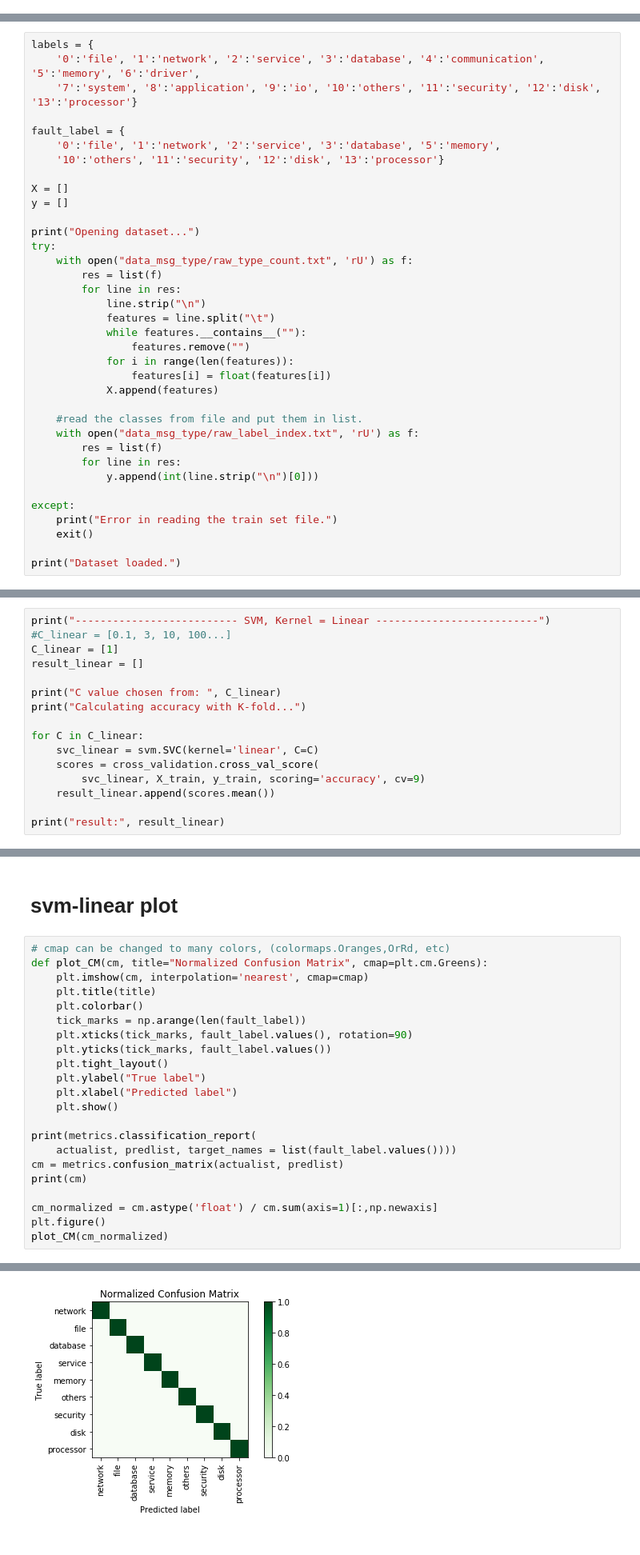
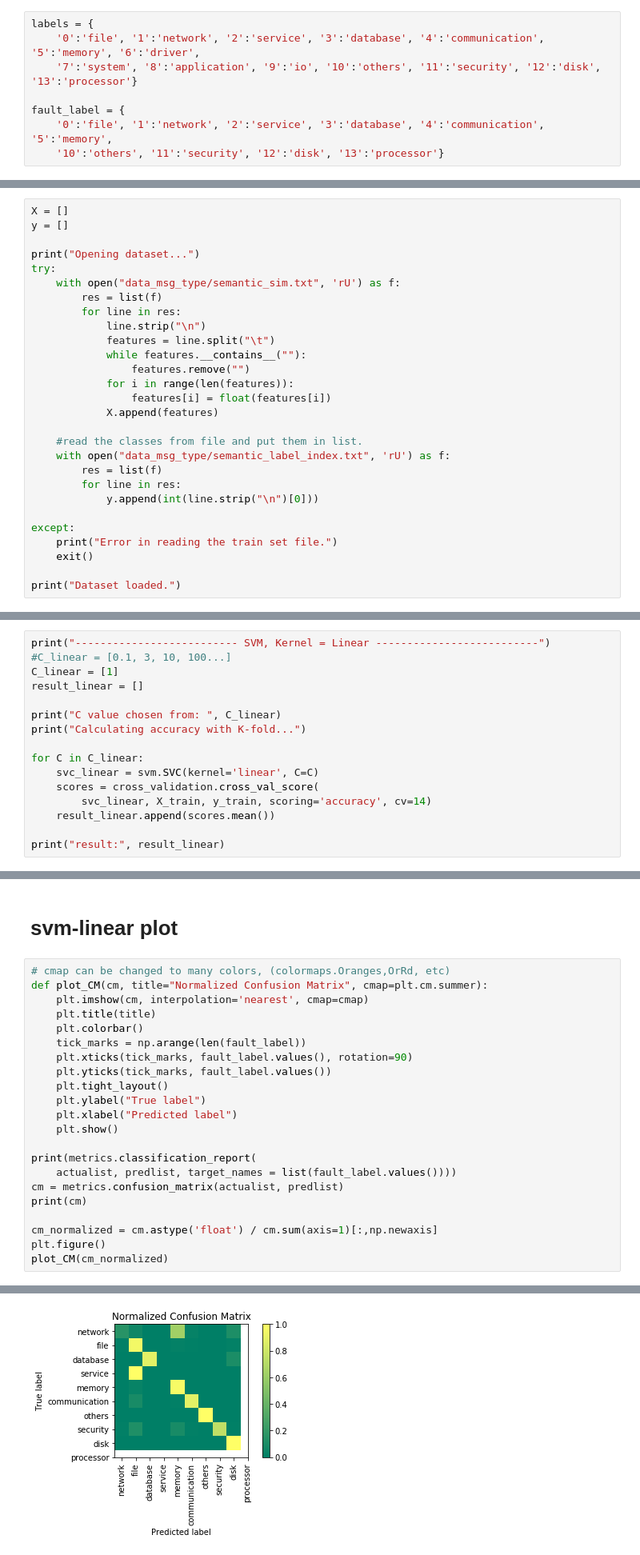
Before and after one commit to stephen-cheng/system_log_lstm_cnn, a Jupyter notebook: code/knn_random-forest_svm/svm_raw_msg.ipynb, the cells around one changed output, grey strips where cells are left out. Shown at 80% size. Drawn from its saved outputs; the diff is of its cells as text.

```diff
--- a/code/knn_random-forest_svm/svm_raw_msg.ipynb
+++ b/code/knn_random-forest_svm/svm_raw_msg.ipynb
@@ -5,20 +7,20 @@ from sklearn import svm, cross_validation, metrics
+# %%
+labels = {
+    '0':'file', '1':'network', '2':'service', '3':'database', '4':'communication', '5':'memory', '6':'driver',
+    '7':'system', '8':'application', '9':'io', '10':'others', '11':'security', '12':'disk', '13':'processor'}
+
+fault_label = {
+    '0':'file', '1':'network', '2':'service', '3':'database', '4':'communication', '5':'memory',
+    '10':'others', '11':'security', '12':'disk', '13':'processor'}
 # %% [markdown]
 # load data
 # %%
-labels = {
-    '0':'file', '1':'network', '2':'service', '3':'database', '4':'communication', '5':'memory', '6':'driver',
-    '7':'system', '8':'application', '9':'io', '10':'others', '11':'security', '12':'disk', '13':'processor'}
-
-fault_label = {
-    '0':'file', '1':'network', '2':'service', '3':'database', '5':'memory',
-    '10':'others', '11':'security', '12':'disk', '13':'processor'}
-
 X = []
 y = []
 
 print("Opening dataset...")
 try:
-    with open("data_msg_type/raw_type_count.txt", 'rU') as f:
+    with open("data_msg_type/semantic_sim.txt", 'rU') as f:
         res = list(f)
         for line in res:
             line.strip("\n")
@@ -30,7 +32,7 @@ try:
             X.append(features)
 
     #read the classes from file and put them in list.
-    with open("data_msg_type/raw_label_index.txt", 'rU') as f:
+    with open("data_msg_type/semantic_label_index.txt", 'rU') as f:
         res = list(f)
         for line in res:
             y.append(int(line.strip("\n")[0]))
@@ -71,7 +73,7 @@ print("Calculating accuracy with K-fold...")
 for C in C_linear:
     svc_linear = svm.SVC(kernel='linear', C=C)
     scores = cross_validation.cross_val_score(
-        svc_linear, X_train, y_train, scoring='accuracy', cv=9)
+        svc_linear, X_train, y_train, scoring='accuracy', cv=14)
     result_linear.append(scores.mean())
 
 print("result:", result_linear)
@@ -117,7 +119,7 @@ print("Linear Kernel test score: ", linear_test_score)
 # svm-linear plot
 # %%
 # cmap can be changed to many colors, (colormaps.Oranges,OrRd, etc)
-def plot_CM(cm, title="Normalized Confusion Matrix", cmap=plt.cm.Greens):
+def plot_CM(cm, title="Normalized Confusion Matrix", cmap=plt.cm.summer):
     plt.imshow(cm, interpolation='nearest', cmap=cmap)
     plt.title(title)
     plt.colorbar()
@@ -158,4 +160,4 @@ plot_CM(cm_normalized)
-[figure, old version]
+[figure, new version]
 # %% [markdown]
 # svm-rbf train
 # %%
```
Also changed, not shown: parts of 10 cells of this notebook, 13 other files.
